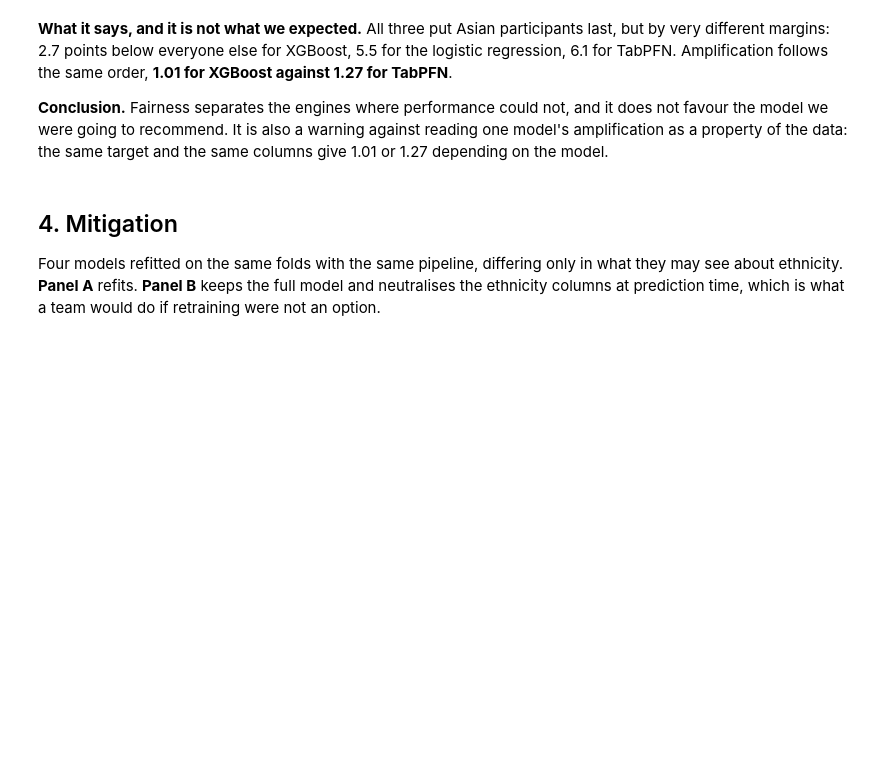
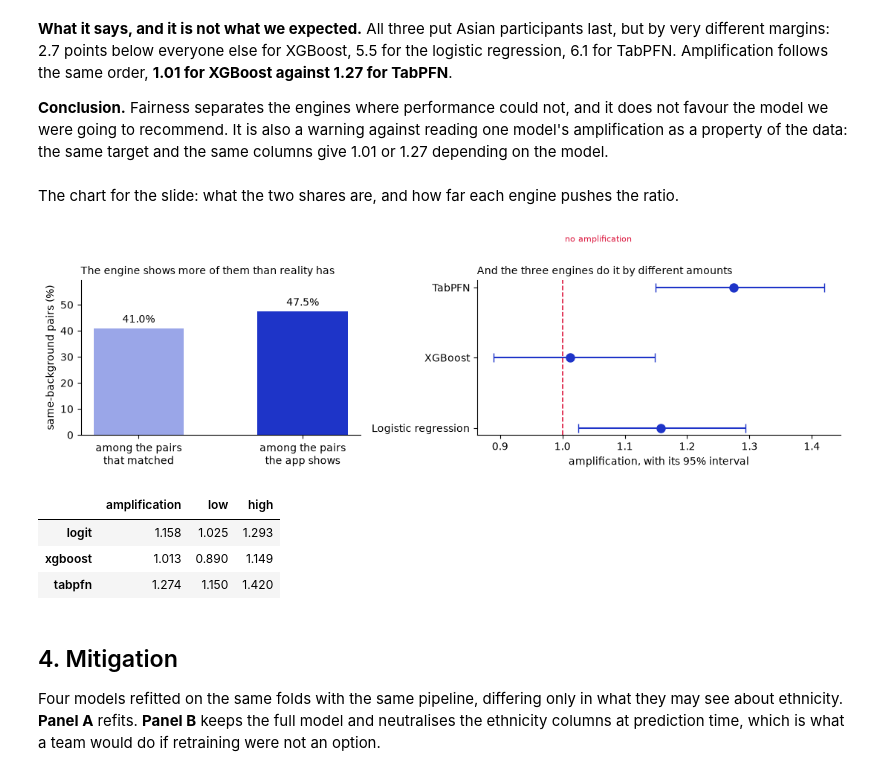
Before and after one commit to ithierda/isaf-group-rito-mitsouka, a Jupyter notebook: notebooks/06_fairness.ipynb, the cells around one changed output. Saved outputs shown, nothing was run; the diff lists cells and outputs as text; code cells hidden in the pictures; blank space fills up the shorter version.

```diff
--- a/notebooks/06_fairness.ipynb
+++ b/notebooks/06_fairness.ipynb
@@ -42,6 +42,7 @@ Path("reports/figures").mkdir(parents=True, exist_ok=True)
 Path("reports/tables").mkdir(parents=True, exist_ok=True)
 
 SEED, K, ALPHA = 42, 0.10, 0.05
+NAMES = {"logit": "Logistic regression", "xgboost": "XGBoost", "tabpfn": "TabPFN"}
 RACE = {1: "Black", 2: "White", 3: "Latino", 4: "Asian", 5: "Native American", 6: "Other"}
 
 table = pd.read_csv("data/processed/model_table.csv")
@@ -315,6 +316,49 @@ for TabPFN. Amplification follows the same order, **1.01 for XGBoost against 1.2
 **Conclusion.** Fairness separates the engines where performance could not, and it does not favour the
 model we were going to recommend. It is also a warning against reading one model's amplification as a
 property of the data: the same target and the same columns give 1.01 or 1.27 depending on the model.
+# %% [markdown]
+The chart for the slide: what the two shares are, and how far each engine pushes the ratio.
+# %%
+same = table.samerace.to_numpy()
+ratios = {}
+for name in [c for c in ["logit", "xgboost", "tabpfn"] if c in oof.columns]:
+    frame = oof.assign(shown=(oof[name] >= oof[name].quantile(1 - K)).astype(int))
+    ratios[name] = bootstrap_ci(frame, amplification, n_boot=1000)
+
+fig, (left, right) = plt.subplots(1, 2, figsize=(11, 3.6), gridspec_kw={"width_ratios": [1, 1.3]})
+
+shares = [100 * same[oof.match == 1].mean(), 100 * same[oof.shown == 1].mean()]
+bars = left.bar(["among the pairs\nthat matched", "among the pairs\nthe app shows"], shares,
+                color=["#9AA6E8", "#1E34C8"], width=0.55)
+left.bar_label(bars, fmt="%.1f%%", padding=3)
+left.set_ylim(0, max(shares) * 1.25)
+left.set_ylabel("same-background pairs (%)")
+left.set_title("The engine shows more of them than reality has", loc="left", fontsize=10)
+left.spines[["top", "right"]].set_visible(False)
+
+names = list(ratios)
+point = [ratios[n][0] for n in names]
+lower = [ratios[n][0] - ratios[n][1] for n in names]
+upper = [ratios[n][2] - ratios[n][0] for n in names]
+right.errorbar(point, range(len(names)), xerr=[lower, upper], fmt="o", color="#1E34C8",
+               capsize=4, markersize=8)
+right.axvline(1, color="crimson", linestyle="--", linewidth=1.2)
+right.text(1.004, len(names) - 0.35, "no amplification", color="crimson", fontsize=8)
+right.set_yticks(range(len(names)), [NAMES.get(n, n) for n in names])
+right.set_xlabel("amplification, with its 95% interval")
+right.set_title("And the three engines do it by different amounts", loc="left", fontsize=10)
+right.spines[["top", "right"]].set_visible(False)
+
+plt.tight_layout()
+plt.savefig("reports/figures/06_amplification.png", dpi=150)
+plt.show()
+pd.DataFrame({n: {"amplification": r[0], "low": r[1], "high": r[2]} for n, r in ratios.items()}).T.round(3)
+# %% [output]
+[figure, added]
+|  | amplification | low | high |
+| logit | 1.158 | 1.025 | 1.293 |
+| xgboost | 1.013 | 0.890 | 1.149 |
+| tabpfn | 1.274 | 1.150 | 1.420 |
 # %% [markdown]
 ## 4. Mitigation
 
```
Also changed, not shown: 5 other files.
